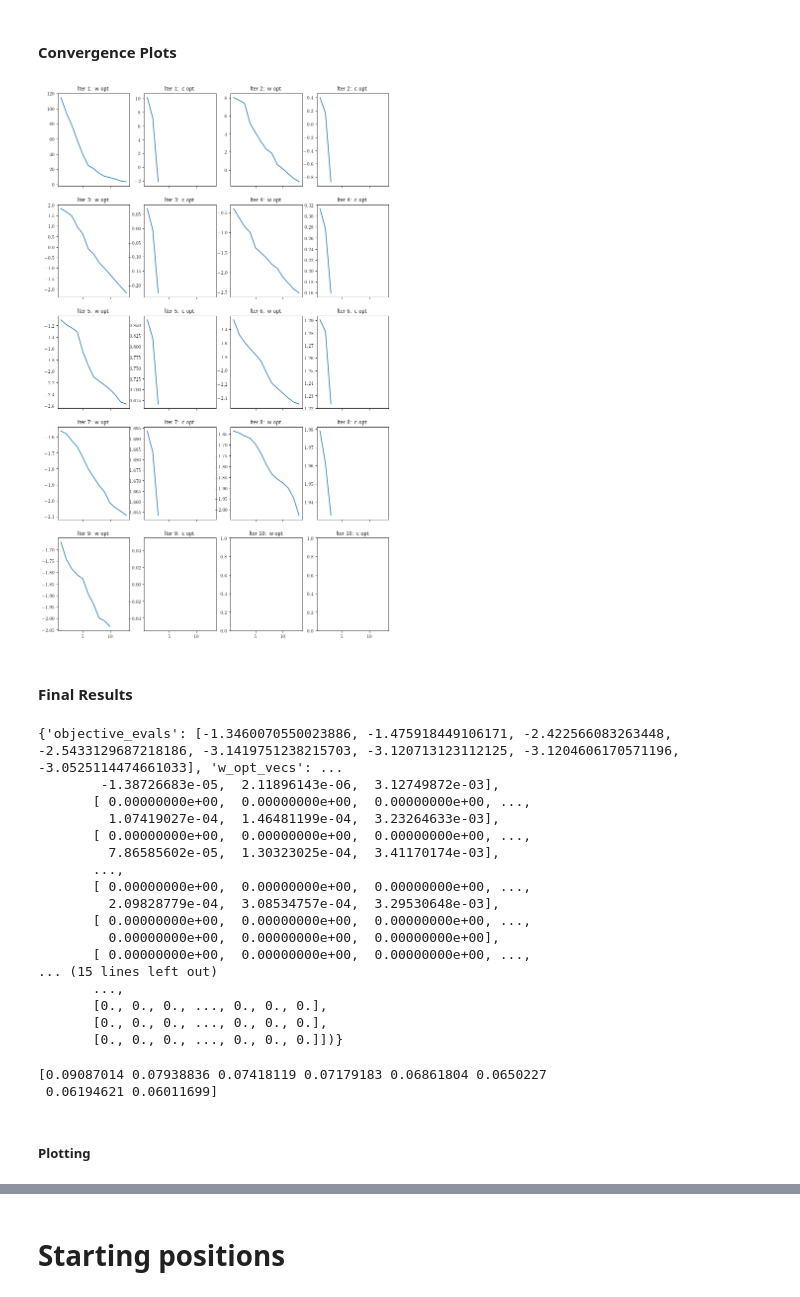
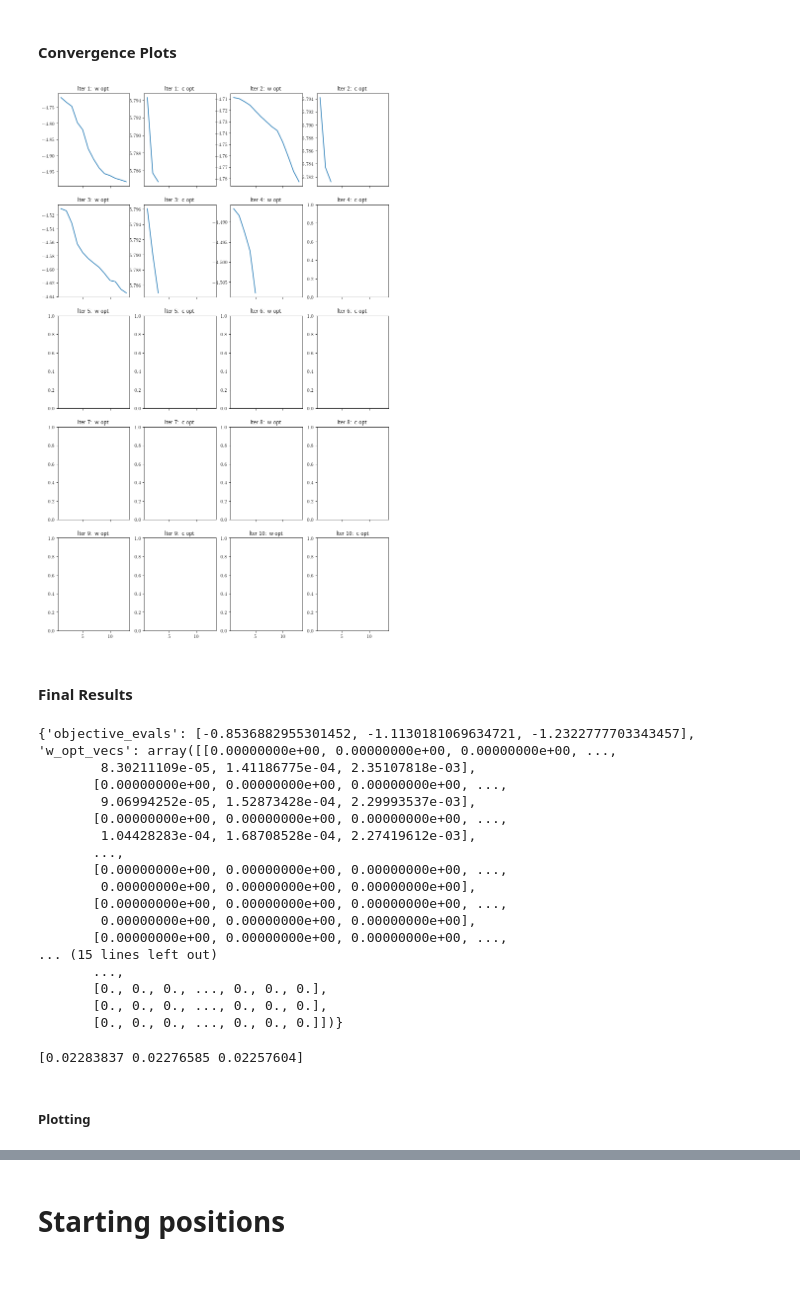
Before and after one commit to mcstanle/cf_inversion_sb_admm, a Jupyter notebook: output_investigations_20.ipynb, the cells around one changed output, grey strips where cells are left out. Saved outputs shown, nothing was run; the diff lists cells and outputs as text; code cells hidden in the pictures.

Commit message:
starting from iteration 3 in 20

```diff
--- a/output_investigations_20.ipynb
+++ b/output_investigations_20.ipynb
@@ -182,91 +182,88 @@ ax[1, 1].plot(np.arange(1, len(traj_c_03) + 1), traj_c_03)
 
 # iteration 4
 ax[1, 2].plot(np.arange(1, len(traj_w_04) + 1), traj_w_04)
-ax[1, 3].plot(np.arange(1, len(traj_c_04) + 1), traj_c_04)
+# ax[1, 3].plot(np.arange(1, len(traj_c_04) + 1), traj_c_04)
 
-# iteration 5
-ax[2, 0].plot(np.arange(1, len(traj_w_05) + 1), traj_w_05)
-ax[2, 1].plot(np.arange(1, len(traj_c_05) + 1), traj_c_05)
+# # iteration 5
+# ax[2, 0].plot(np.arange(1, len(traj_w_05) + 1), traj_w_05)
+# ax[2, 1].plot(np.arange(1, len(traj_c_05) + 1), traj_c_05)
 
-# iteration 6
-ax[2, 2].plot(np.arange(1, len(traj_w_06) + 1), traj_w_06)
-ax[2, 3].plot(np.arange(1, len(traj_c_06) + 1), traj_c_06)
+# # iteration 6
+# ax[2, 2].plot(np.arange(1, len(traj_w_06) + 1), traj_w_06)
+# ax[2, 3].plot(np.arange(1, len(traj_c_06) + 1), traj_c_06)
 
-# iteration 7
-ax[3, 0].plot(np.arange(1, len(traj_w_07) + 1), traj_w_07)
-ax[3, 1].plot(np.arange(1, len(traj_c_07) + 1), traj_c_07)
+# # iteration 7
+# ax[3, 0].plot(np.arange(1, len(traj_w_07) + 1), traj_w_07)
+# ax[3, 1].plot(np.arange(1, len(traj_c_07) + 1), traj_c_07)
 
-# iteration 8
-ax[3, 2].plot(np.arange(1, len(traj_w_08) + 1), traj_w_08)
-ax[3, 3].plot(np.arange(1, len(traj_c_08) + 1), traj_c_08)
+# # iteration 8
+# ax[3, 2].plot(np.arange(1, len(traj_w_08) + 1), traj_w_08)
+# ax[3, 3].plot(np.arange(1, len(traj_c_08) + 1), traj_c_08)
 
-# iteration 9
-ax[4, 0].plot(np.arange(1, len(traj_w_09) + 1), traj_w_09)
-ax[4, 1].plot(np.arange(1, len(traj_c_09) + 1), traj_c_09)
+# # iteration 9
+# ax[4, 0].plot(np.arange(1, len(traj_w_09) + 1), traj_w_09)
+# ax[4, 1].plot(np.arange(1, len(traj_c_09) + 1), traj_c_09)
 
 # # iteration 10
 # ax[4, 2].plot(np.arange(1, len(traj_w_10) + 1), traj_w_10)
 # ax[4, 3].plot(np.arange(1, len(traj_c_10) + 1), traj_c_10)
 
 # labels
 ax[0, 0].set_title('Iter 1: w opt')
 ax[0, 1].set_title('Iter 1: c opt')
 ax[0, 2].set_title('Iter 2: w opt')
 ax[0, 3].set_title('Iter 2: c opt')
 ax[1, 0].set_title('Iter 3: w opt')
 ax[1, 1].set_title('Iter 3: c opt')
 ax[1, 2].set_title('Iter 4: w opt')
 ax[1, 3].set_title('Iter 4: c opt')
 ax[2, 0].set_title('Iter 5: w opt')
 ax[2, 1].set_title('Iter 5: c opt')
 ax[2, 2].set_title('Iter 6: w opt')
 ax[2, 3].set_title('Iter 6: c opt')
 ax[3, 0].set_title('Iter 7: w opt')
 ax[3, 1].set_title('Iter 7: c opt')
 ax[3, 2].set_title('Iter 8: w opt')
 ax[3, 3].set_title('Iter 8: c opt')
 ax[4, 0].set_title('Iter 9: w opt')
 ax[4, 1].set_title('Iter 9: c opt')
 ax[4, 2].set_title('Iter 10: w opt')
 ax[4, 3].set_title('Iter 10: c opt')
 
 plt.savefig(SAVE_FIG_BASE + '/suboptimization_progress.png', dpi=300)
 plt.show()
 # %% [output]
-[figure, old version]
+[figure, new version]
 # %% [markdown]
 #### Final Results
 # %%
 # final results from the previous run
-with open(BASE_DIR + '/20/opt_output_07.pkl', 'rb') as f:
+with open(BASE_DIR + '/20/opt_output_02.pkl', 'rb') as f:
     final_res = pickle.load(f)
 print(final_res)
 # %% [output]
-{'objective_evals': [-1.3460070550023886, -1.475918449106171, -2.422566083263448, -2.5433129687218186, -3.1419751238215703, -3.120713123112125, -3.1204606170571196, -3.0525114474661033], 'w_opt_vecs': ...
-        -1.38726683e-05,  2.11896143e-06,  3.12749872e-03],
-       [ 0.00000000e+00,  0.00000000e+00,  0.00000000e+00, ...,
-         1.07419027e-04,  1.46481199e-04,  3.23264633e-03],
-       [ 0.00000000e+00,  0.00000000e+00,  0.00000000e+00, ...,
-         7.86585602e-05,  1.30323025e-04,  3.41170174e-03],
+{'objective_evals': [-0.8536882955301452, -1.1130181069634721, -1.2322777703343457], 'w_opt_vecs': array([[0.00000000e+00, 0.00000000e+00, 0.00000000e+00, ...,
+        8.30211109e-05, 1.41186775e-04, 2.35107818e-03],
+       [0.00000000e+00, 0.00000000e+00, 0.00000000e+00, ...,
+        9.06994252e-05, 1.52873428e-04, 2.29993537e-03],
+       [0.00000000e+00, 0.00000000e+00, 0.00000000e+00, ...,
+        1.04428283e-04, 1.68708528e-04, 2.27419612e-03],
        ...,
-       [ 0.00000000e+00,  0.00000000e+00,  0.00000000e+00, ...,
-         2.09828779e-04,  3.08534757e-04,  3.29530648e-03],
-       [ 0.00000000e+00,  0.00000000e+00,  0.00000000e+00, ...,
-         0.00000000e+00,  0.00000000e+00,  0.00000000e+00],
-       [ 0.00000000e+00,  0.00000000e+00,  0.00000000e+00, ...,
+       [0.00000000e+00, 0.00000000e+00, 0.00000000e+00, ...,
+        0.00000000e+00, 0.00000000e+00, 0.00000000e+00],
+       [0.00000000e+00, 0.00000000e+00, 0.00000000e+00, ...,
+        0.00000000e+00, 0.00000000e+00, 0.00000000e+00],
+       [0.00000000e+00, 0.00000000e+00, 0.00000000e+00, ...,
 ... (15 lines left out)
        ...,
        [0., 0., 0., ..., 0., 0., 0.],
        [0., 0., 0., ..., 0., 0., 0.],
        [0., 0., 0., ..., 0., 0., 0.]])}
 # %%
-NUM_ITERS = 8
+NUM_ITERS = 3
 feasibility = np.zeros(NUM_ITERS)
 for i in range(NUM_ITERS):
     feasibility[i] = np.linalg.norm(h - A.T @ final_res['c_opt_vecs'][i] - final_res['KTw_vecs'][i])
 print(feasibility)
 # %% [output]
-[0.09087014 0.07938836 0.07418119 0.07179183 0.06861804 0.0650227
- 0.06194621 0.06011699]
+[0.02283837 0.02276585 0.02257604]
-# %% [markdown]
-##### Plotting
@@ -281,0 +270,2 @@ for i in range(NUM_ITERS_19):
+# %% [markdown]
+##### Plotting
```
Also changed, not shown: parts of 11 cells of this notebook, 1 other file.
